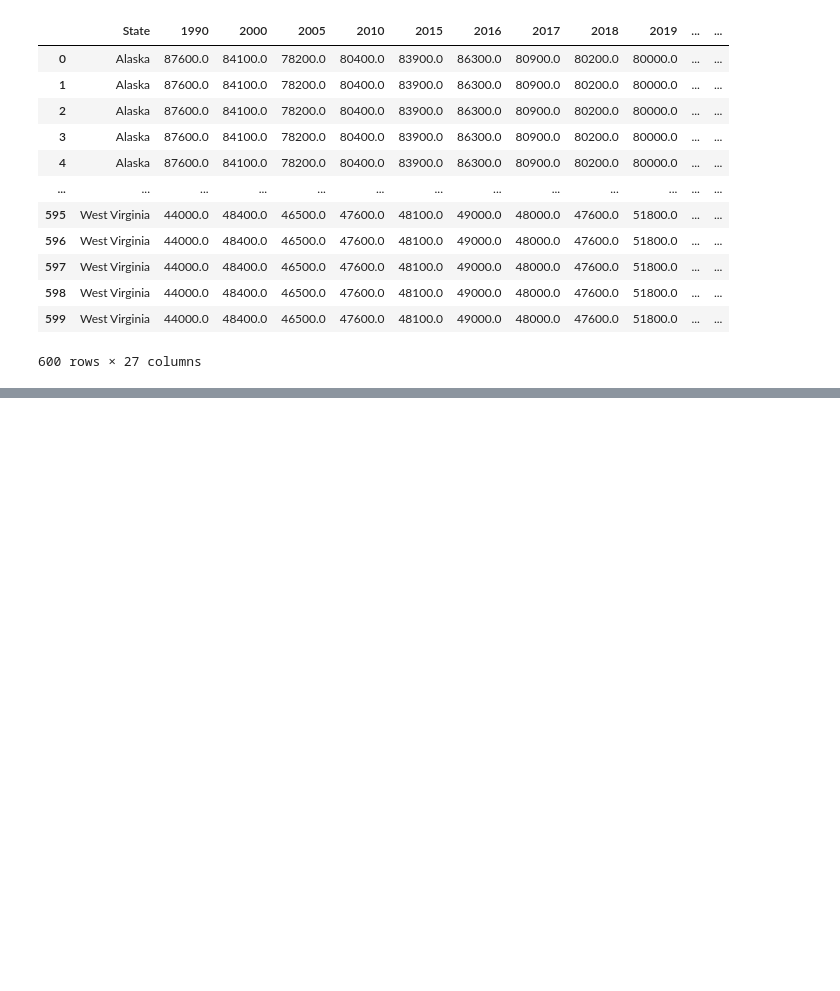
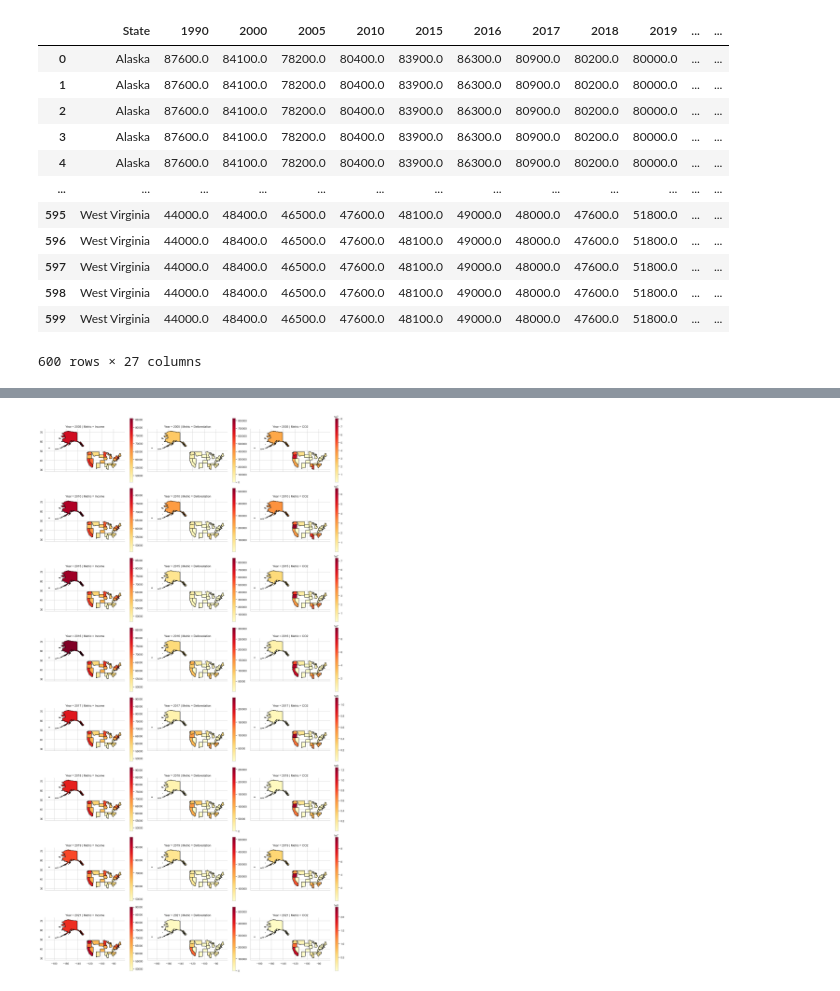
Before and after one commit to nish-nm/made, a Jupyter notebook: project/report.ipynb, the cells around one changed output, grey strips where cells are left out. Cells and saved outputs as stored; diff of their text form; code cells hidden in the pictures; blank space fills up the shorter version.

```diff
--- a/project/report.ipynb
+++ b/project/report.ipynb
@@ -27,0 +83,34 @@ df
+# %%
+import seaborn as sns
+import pandas as pd
+
+def plot_environmental_maps_facetgrid(years, df, us_states):
+    # Prepare long-form data for FacetGrid
+    data_long = []
+    for year in years:
+        temp = df[['State', year, f'tc_loss_ha_{year}', f'gfw_forest_carbon_gross_emissions_{year}__Mg_CO2e']]
+        temp.columns = ['State', f'Income_{year}', f'Deforestation_{year}', f'CO2_{year}']
+        for metric in [f'Income_{year}', f'Deforestation_{year}', f'CO2_{year}']:
+            metric_name = metric.split('_')[0]
+            temp_metric = temp[['State', metric]].rename(columns={metric: 'Value'})
+            temp_metric['Metric'] = metric_name
+            temp_metric['Year'] = year
+            data_long.append(temp_metric)
+
+    long_df = pd.concat(data_long, ignore_index=True)
+
+    # Merge with geo data
+    geo_data = us_states.merge(long_df, how="left", left_on="name", right_on="State")
+
+    # Use FacetGrid to plot multiple maps
+    g = sns.FacetGrid(geo_data, col="Metric", row="Year", aspect=1.5, height=4)
+    g.map_dataframe(
+        lambda data, color, **kwargs: data.plot(
+            column='Value', ax=plt.gca(), legend=True, cmap='YlOrRd', edgecolor='black'
+        )
+    )
+    plt.show()
+
+plot_environmental_maps_facetgrid(years, df, us_states)
+# %% [output]
+[figure, added]
```
Also changed, not shown: parts of 16 cells of this notebook, 4 other files.
